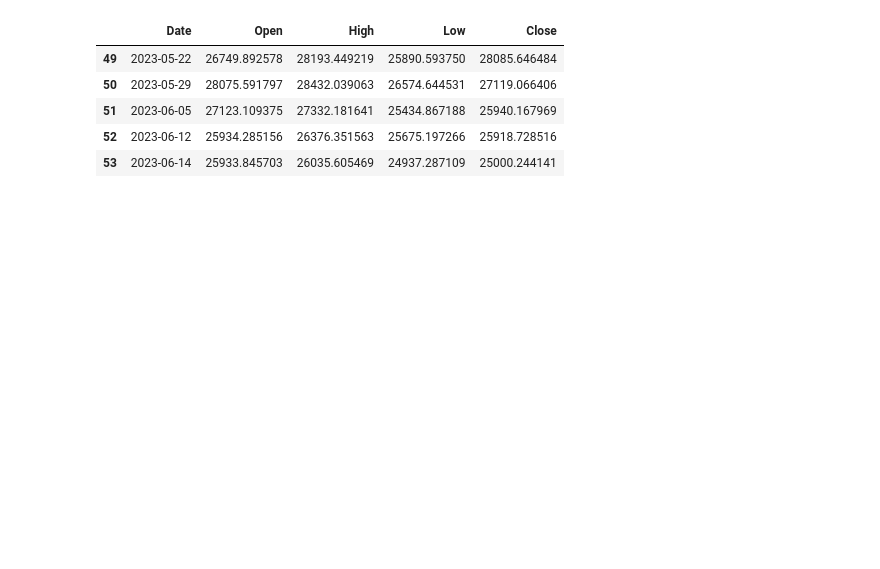
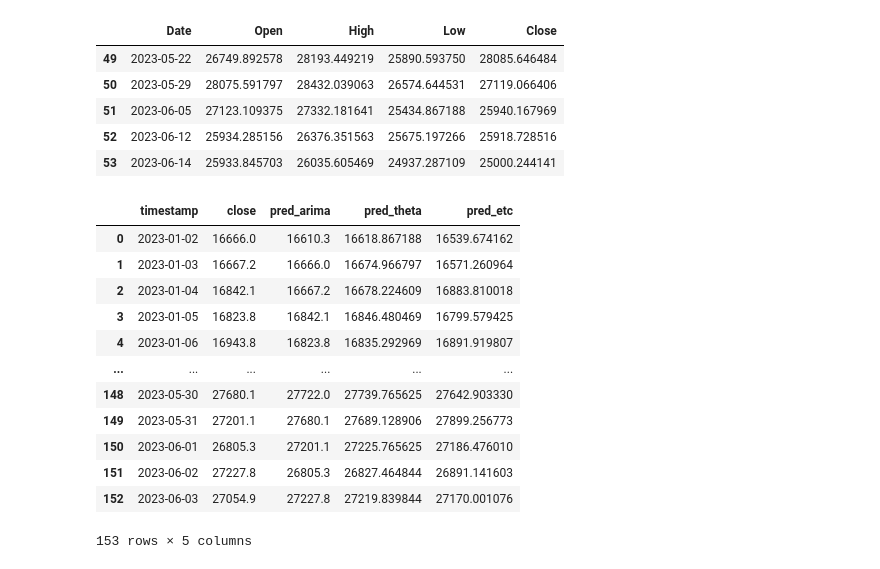
Before and after one commit to MehmetSever09/assist_trader, a Jupyter notebook: notebook/trying-stuff/binance-api-lr.ipynb, the cells around one changed output. Drawn from its saved outputs; the diff is of its cells as text; code cells hidden in the pictures; blank space fills up the shorter version.

Commit message:
update page 2 - models

```diff
--- a/notebook/trying-stuff/binance-api-lr.ipynb
+++ b/notebook/trying-stuff/binance-api-lr.ipynb
@@ -157,0 +120,19 @@ plt.show()
+# %%
+pred_df = pd.read_csv("../../assets/data/streaml_models.csv")
+pred_df = pred_df.drop(columns=['Unnamed: 0'])
+pred_df["timestamp"] = pd.to_datetime(pred_df["timestamp"])
+pred_df
+# %% [output]
+|  | timestamp | close | pred_arima | pred_theta | pred_etc |
+| 0 | 2023-01-02 | 16666.0 | 16610.3 | 16618.867188 | 16539.674162 |
+| 1 | 2023-01-03 | 16667.2 | 16666.0 | 16674.966797 | 16571.260964 |
+| 2 | 2023-01-04 | 16842.1 | 16667.2 | 16678.224609 | 16883.810018 |
+| 3 | 2023-01-05 | 16823.8 | 16842.1 | 16846.480469 | 16799.579425 |
+| 4 | 2023-01-06 | 16943.8 | 16823.8 | 16835.292969 | 16891.919807 |
+| ... | ... | ... | ... | ... | ... |
+| 148 | 2023-05-30 | 27680.1 | 27722.0 | 27739.765625 | 27642.903330 |
+| 149 | 2023-05-31 | 27201.1 | 27680.1 | 27689.128906 | 27899.256773 |
+| 150 | 2023-06-01 | 26805.3 | 27201.1 | 27225.765625 | 27186.476010 |
+| 151 | 2023-06-02 | 27227.8 | 26805.3 | 26827.464844 | 26891.141603 |
+| 152 | 2023-06-03 | 27054.9 | 27227.8 | 27219.839844 | 27170.001076 |
+153 rows × 5 columns
```
Also changed, not shown: parts of 9 cells of this notebook, 3 other files.
